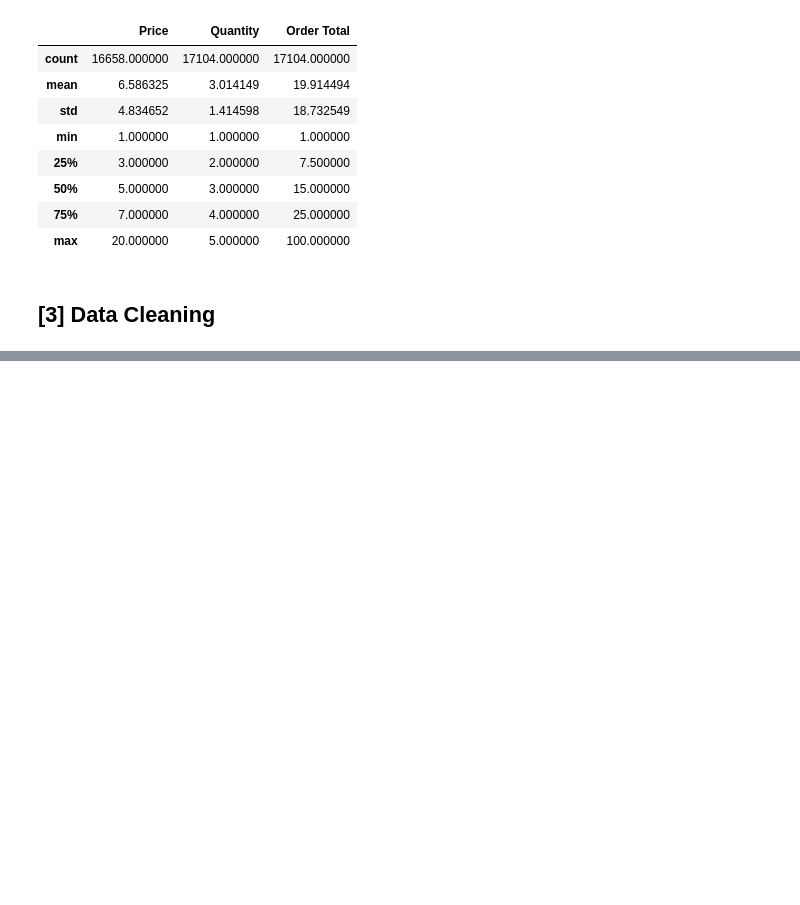
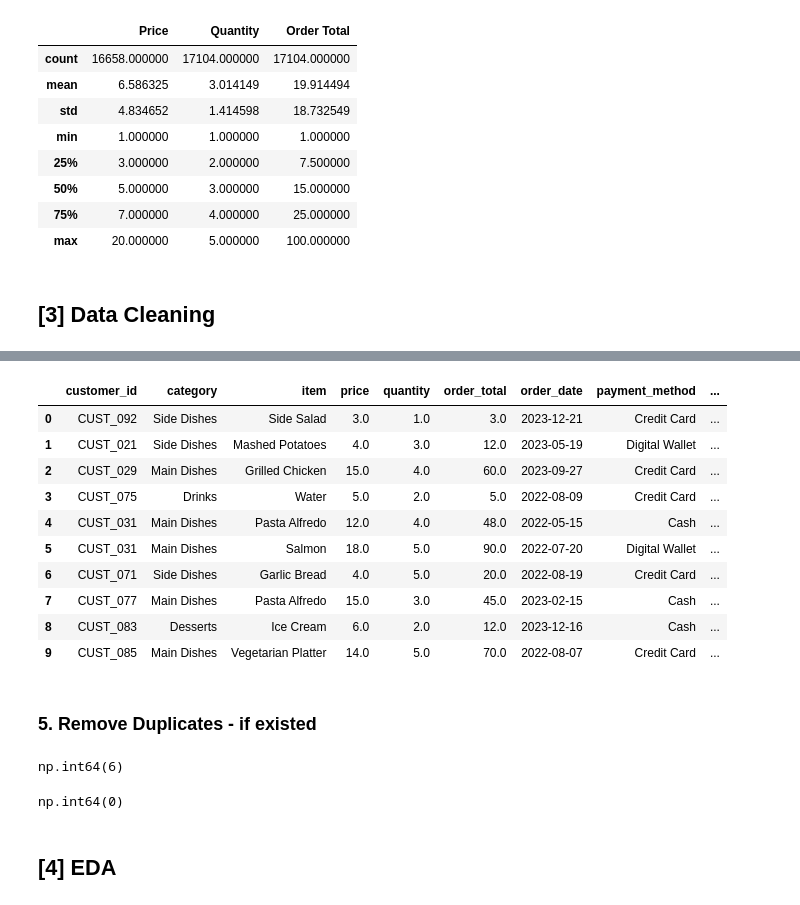
Before and after one commit to Mostafa-Ahmed-Khalil/mid-project, a Jupyter notebook: analysis.ipynb, the cells around one changed output, grey strips where cells are left out. Cells and saved outputs as stored; diff of their text form; code cells hidden in the pictures; blank space fills up the shorter version.

```diff
--- a/analysis.ipynb
+++ b/analysis.ipynb
@@ -70,0 +142,7 @@ df.head(5)
+# %%
+payment_mode = df['payment_method'].mode()[0]
+df['payment_method'] = df['payment_method'].fillna(payment_mode)
+# %%
+df['item'] = df.groupby('category')['item'].transform(
+    lambda category: category.fillna(category.mode()[0] if not category.mode().empty else "Unknown")
+)
@@ -70,0 +201,29 @@ df.head(5)
+# %%
+df['order_date'] = pd.to_datetime(df['order_date'])
+# %%
+df['order_year'] = df['order_date'].dt.year
+df['order_month'] = df['order_date'].dt.month
+df['order_day'] = df['order_date'].dt.day
+df['order_day_of_week'] = df['order_date'].dt.dayofweek
+df['order_day_name'] = df['order_date'].dt.day_name()
+df['is_weekend'] = df['order_day_of_week'].isin([5, 6]).astype(int)
+# %%
+df.head(10)
+# %% [output]
+|  | customer_id | category | item | price | quantity | order_total | order_date | payment_method | ... |
+| 0 | CUST_092 | Side Dishes | Side Salad | 3.0 | 1.0 | 3.0 | 2023-12-21 | Credit Card | ... |
+| 1 | CUST_021 | Side Dishes | Mashed Potatoes | 4.0 | 3.0 | 12.0 | 2023-05-19 | Digital Wallet | ... |
+| 2 | CUST_029 | Main Dishes | Grilled Chicken | 15.0 | 4.0 | 60.0 | 2023-09-27 | Credit Card | ... |
+| 3 | CUST_075 | Drinks | Water | 5.0 | 2.0 | 5.0 | 2022-08-09 | Credit Card | ... |
+| 4 | CUST_031 | Main Dishes | Pasta Alfredo | 12.0 | 4.0 | 48.0 | 2022-05-15 | Cash | ... |
+| 5 | CUST_031 | Main Dishes | Salmon | 18.0 | 5.0 | 90.0 | 2022-07-20 | Digital Wallet | ... |
+| 6 | CUST_071 | Side Dishes | Garlic Bread | 4.0 | 5.0 | 20.0 | 2022-08-19 | Credit Card | ... |
+| 7 | CUST_077 | Main Dishes | Pasta Alfredo | 15.0 | 3.0 | 45.0 | 2023-02-15 | Cash | ... |
+| 8 | CUST_083 | Desserts | Ice Cream | 6.0 | 2.0 | 12.0 | 2023-12-16 | Cash | ... |
+| 9 | CUST_085 | Main Dishes | Vegetarian Platter | 14.0 | 5.0 | 70.0 | 2022-08-07 | Credit Card | ... |
+# %% [markdown]
+### 5. Remove Duplicates - if existed
+# %%
+df.duplicated().sum()
+# %% [output]
+np.int64(6)
@@ -70,0 +232,6 @@ df.head(5)
+# %%
+df.duplicated().sum()
+# %% [output]
+np.int64(0)
+# %% [markdown]
+## [4] EDA
```
Also changed, not shown: parts of 18 cells of this notebook.
